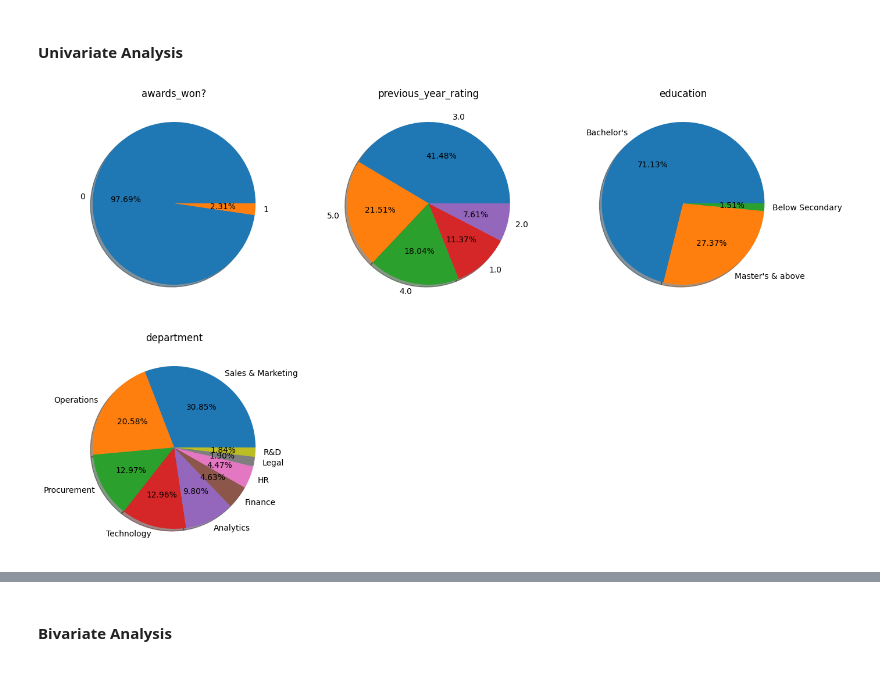
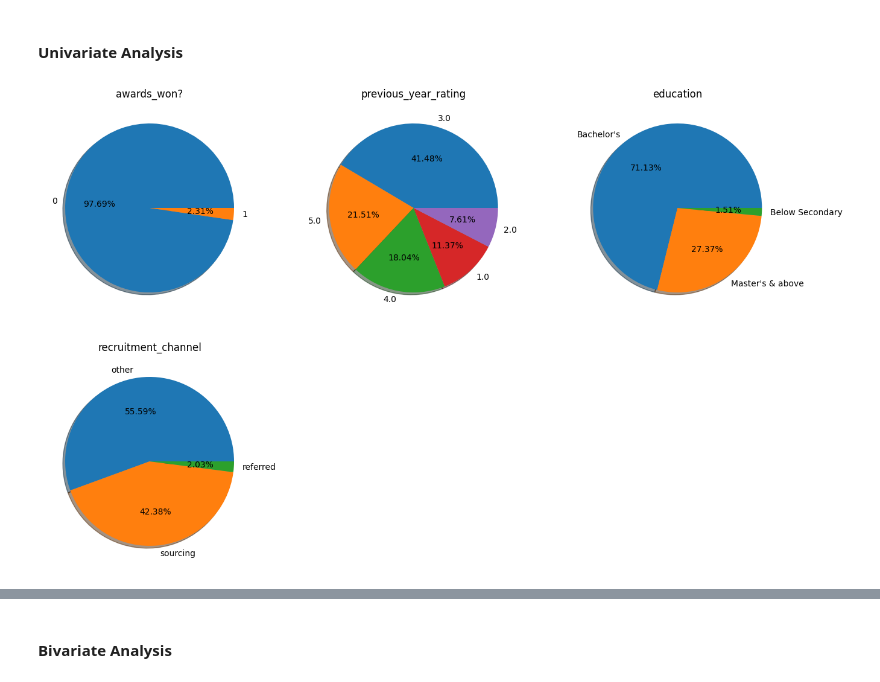
Before and after one commit to AbhirupB/Employee-Promotion-Streamlit-WebApp, a Jupyter notebook: Employee Promotion Prediction EDA.ipynb, the cells around one changed output, grey strips where cells are left out. Cells and saved outputs as stored; diff of their text form; code cells hidden in the pictures.

```diff
--- a/Employee Promotion Prediction EDA.ipynb
+++ b/Employee Promotion Prediction EDA.ipynb
@@ -282,25 +291,25 @@ memory usage: 4.6 MB
 # %%
 plt.figure(figsize=(16,10))
 plt.subplot(231)
 plt.axis('off')
 plt.title('awards_won?')
 train_test_copy1['awards_won?'].value_counts().plot(kind='pie',shadow=True,autopct = '%.2f%%')
 
 plt.subplot(232)
 plt.axis('off')
 plt.title('previous_year_rating')
 train_test_copy1['previous_year_rating'].value_counts().plot(kind='pie',shadow=True,autopct = '%.2f%%')
 
 plt.subplot(233)
 plt.axis('off')
 plt.title('education')
 train_test_copy1['education'].value_counts().plot(kind='pie',shadow=True,autopct = '%.2f%%')
 
 plt.subplot(234)
 plt.axis('off')
-plt.title('department')
-train_test_copy1['department'].value_counts().plot(kind='pie',shadow=True,autopct = '%.2f%%')
+plt.title('recruitment_channel')
+train_test_copy1['recruitment_channel'].value_counts().plot(kind='pie',shadow=True,autopct = '%.2f%%')
 
 plt.show()
 # %% [output]
-[figure, old version]
+[figure, new version]
```
Also changed, not shown: parts of 24 cells of this notebook, 2 other files.
